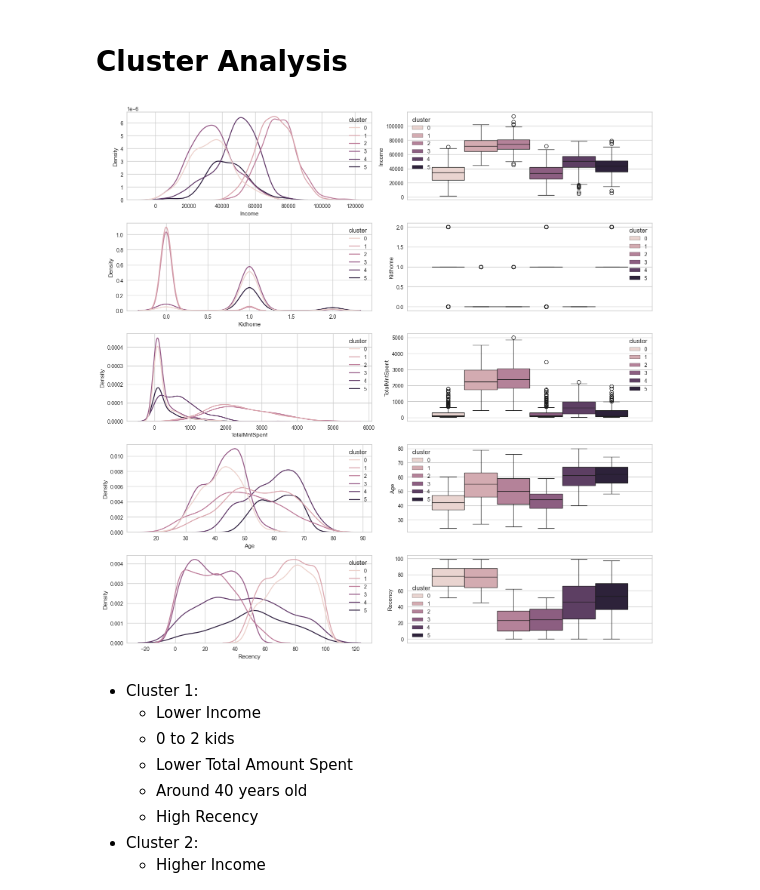
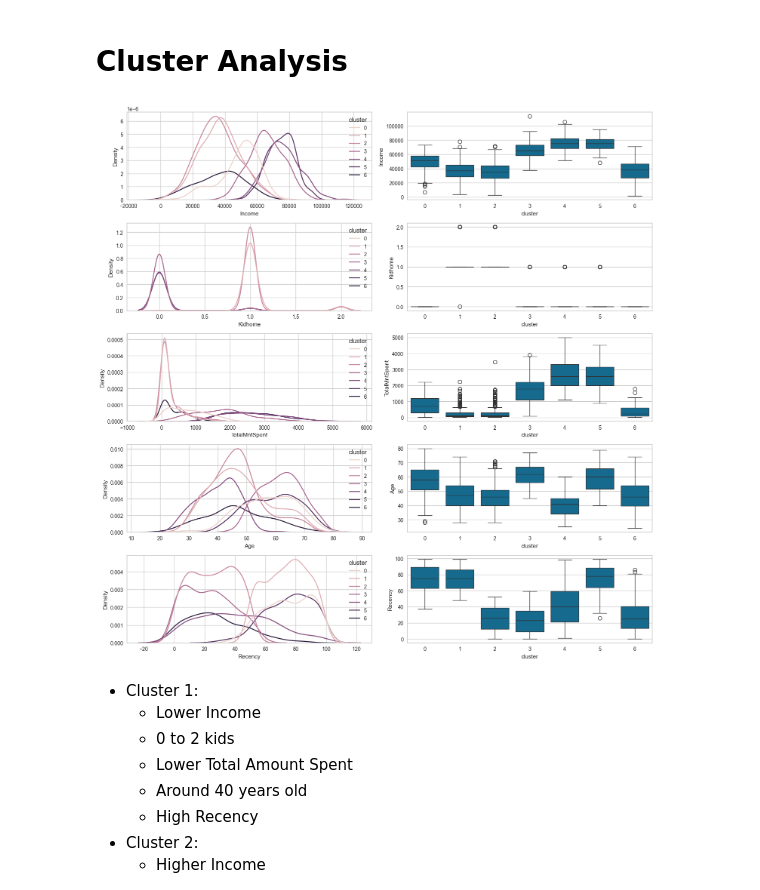
Before and after one commit to rafaeltorres2022/projects, a Jupyter notebook: marketing-analysis/client_segmentation.ipynb, the cells around one changed output. Drawn from its saved outputs; the diff is of its cells as text; code cells hidden in the pictures.

Commit message:
Requirements and clustering analysis

```diff
--- a/marketing-analysis/client_segmentation.ipynb
+++ b/marketing-analysis/client_segmentation.ipynb
@@ -66,7 +66,7 @@ Elbow method indicates that 6 clusters is the ideal for K-Means
 # %% [markdown]
 # Cluster Analysis
 # %%
-kmeans = KMeans(n_clusters=6)
+kmeans = KMeans(n_clusters=7)
 kmeans.fit(scaled_data)
 labels = kmeans.predict(scaled_data)
 
@@ -74,12 +74,12 @@ data["cluster"] = labels
 # %%
 fig, axs = plt.subplots(nrows=5, ncols=2, figsize=(15, 15))
 
 for i, col in enumerate(cluster_cols):
     sns.kdeplot(data=data, x=col, hue="cluster", ax=axs[i][0])
-    sns.boxplot(data=data, y=col, hue="cluster", ax=axs[i][1])
+    bxplt = sns.boxplot(data=data, y=col, x="cluster", ax=axs[i][1])
 fig.tight_layout()
 # %% [output]
-[figure, old version]
+[figure, new version]
 # %% [markdown]
 - Cluster 1:
     - Lower Income
```
Also changed, not shown: parts of 3 cells of this notebook, 1 other file.
